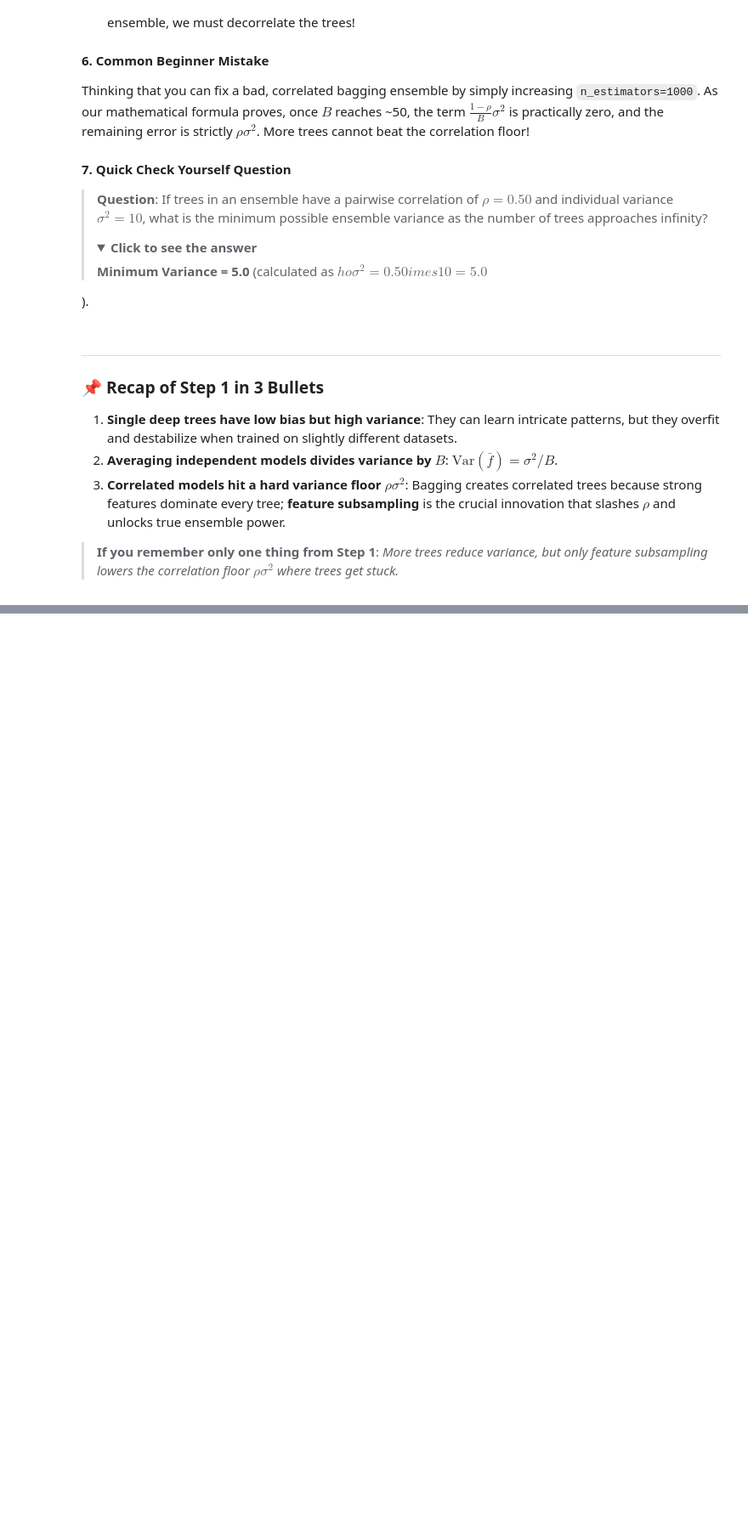
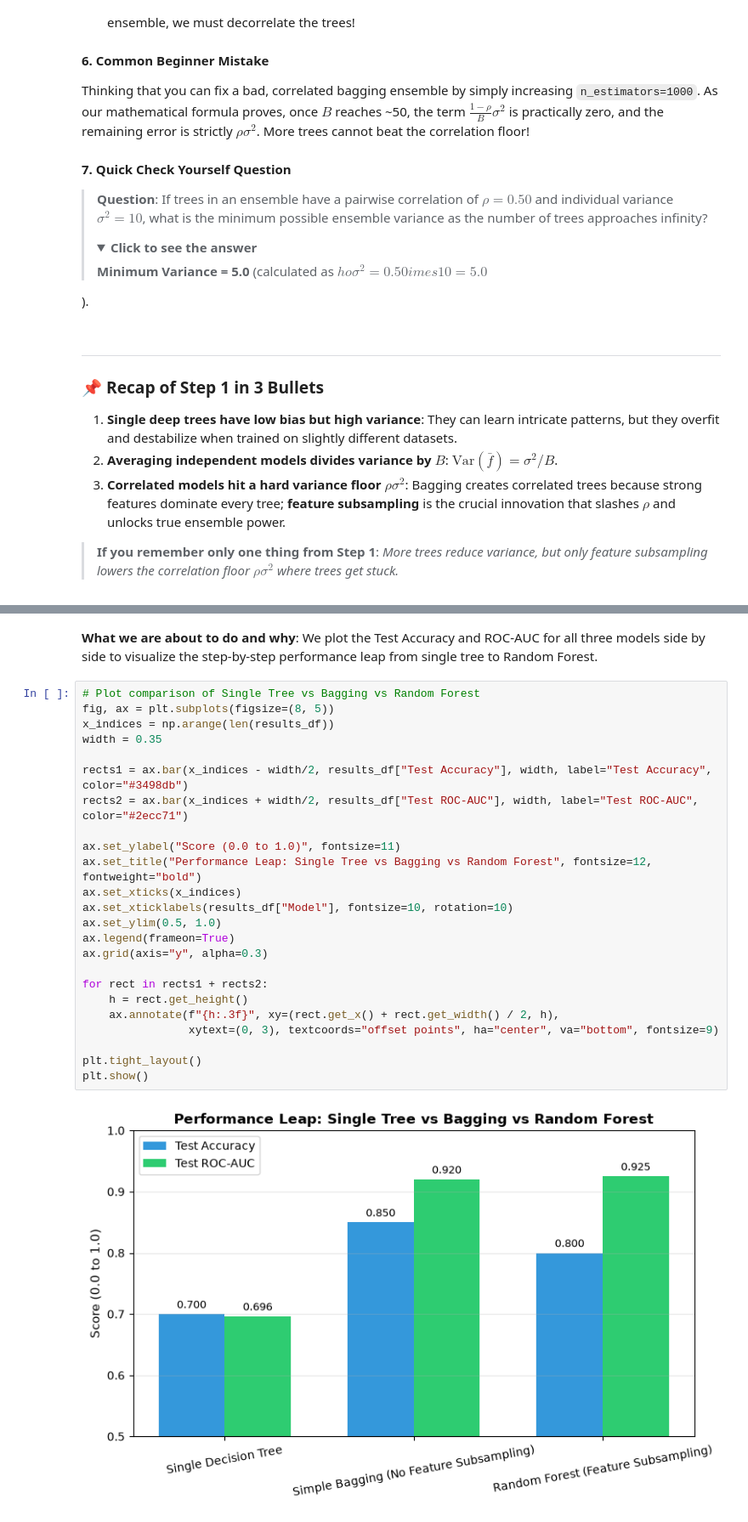
Before and after one commit to Arnav-Shrivastava/random-forests-regression-zero-to-one, a Jupyter notebook: random_forests_zero_to_one.ipynb, the cells around one changed output, grey strips where cells are left out. Shown at 85% size. Saved outputs shown, nothing was run; the diff lists cells and outputs as text; folded sections open; blank space fills up the shorter version.

```diff
--- a/random_forests_zero_to_one.ipynb
+++ b/random_forests_zero_to_one.ipynb
@@ -428,0 +689,29 @@ ho \sigma^2 = 0.50 	imes 10 = 5.0$).
+# %% [markdown]
+**What we are about to do and why**:
+We plot the Test Accuracy and ROC-AUC for all three models side by side to visualize the step-by-step performance leap from single tree to Random Forest.
+# %%
+# Plot comparison of Single Tree vs Bagging vs Random Forest
+fig, ax = plt.subplots(figsize=(8, 5))
+x_indices = np.arange(len(results_df))
+width = 0.35
+
+rects1 = ax.bar(x_indices - width/2, results_df["Test Accuracy"], width, label="Test Accuracy", color="#3498db")
+rects2 = ax.bar(x_indices + width/2, results_df["Test ROC-AUC"], width, label="Test ROC-AUC", color="#2ecc71")
+
+ax.set_ylabel("Score (0.0 to 1.0)", fontsize=11)
+ax.set_title("Performance Leap: Single Tree vs Bagging vs Random Forest", fontsize=12, fontweight="bold")
+ax.set_xticks(x_indices)
+ax.set_xticklabels(results_df["Model"], fontsize=10, rotation=10)
+ax.set_ylim(0.5, 1.0)
+ax.legend(frameon=True)
+ax.grid(axis="y", alpha=0.3)
+
+for rect in rects1 + rects2:
+    h = rect.get_height()
+    ax.annotate(f"{h:.3f}", xy=(rect.get_x() + rect.get_width() / 2, h),
+                xytext=(0, 3), textcoords="offset points", ha="center", va="bottom", fontsize=9)
+
+plt.tight_layout()
+plt.show()
+# %% [output]
+[figure, added]
```
Also changed, not shown: parts of 19 cells of this notebook.
